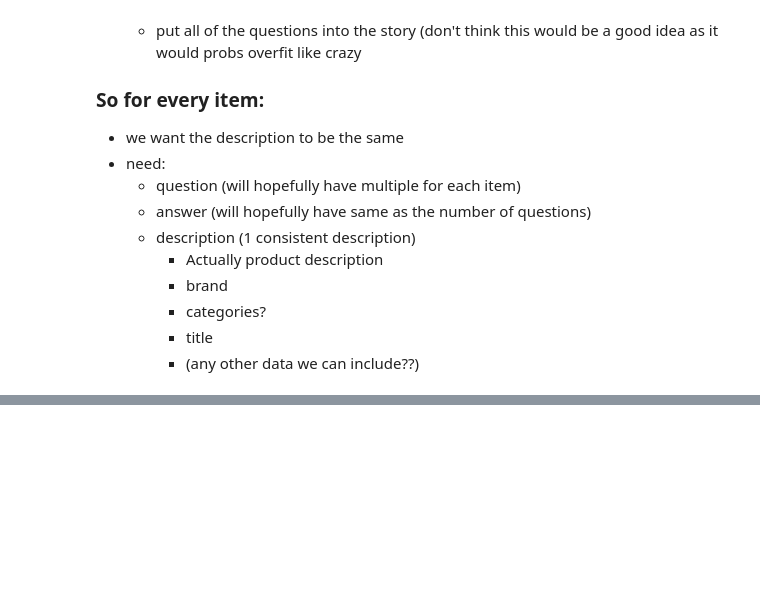
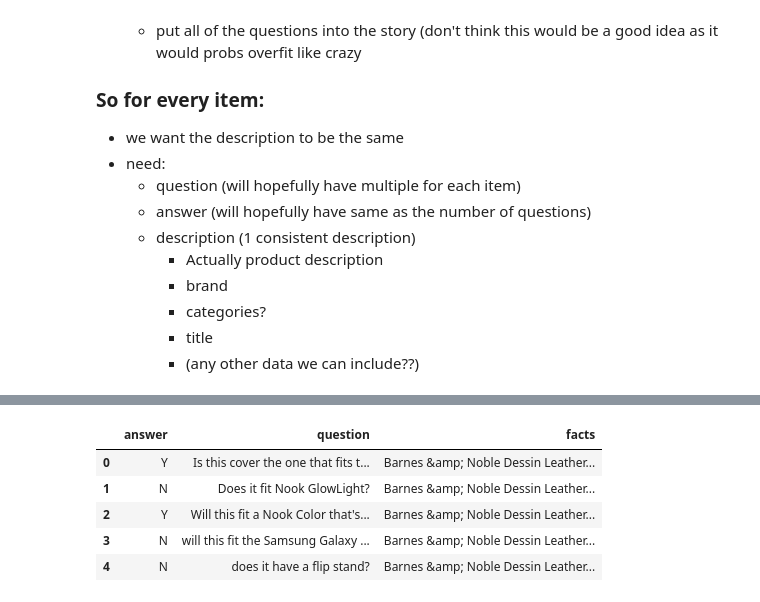
Before and after one commit to wccosby/Metis_passion_project, a Jupyter notebook: data_scripts.ipynb, the cells around one changed output, grey strips where cells are left out. Cells and saved outputs as stored; diff of their text form; code cells hidden in the pictures; blank space fills up the shorter version.

```diff
--- a/data_scripts.ipynb
+++ b/data_scripts.ipynb
@@ -253,0 +240,11 @@ qa_test.head()
+# %%
+yn_final.rename(columns={'answerType':'answer'},inplace=True)
+# %%
+yn_final.head()
+# %% [output]
+|  | answer | question | facts |
+| 0 | Y | Is this cover the one that fits t... | Barnes &amp; Noble Dessin Leather... |
+| 1 | N | Does it fit Nook GlowLight? | Barnes &amp; Noble Dessin Leather... |
+| 2 | Y | Will this fit a Nook Color that's... | Barnes &amp; Noble Dessin Leather... |
+| 3 | N | will this fit the Samsung Galaxy ... | Barnes &amp; Noble Dessin Leather... |
+| 4 | N | does it have a flip stand? | Barnes &amp; Noble Dessin Leather... |
```
Also changed, not shown: parts of 11 cells of this notebook.
